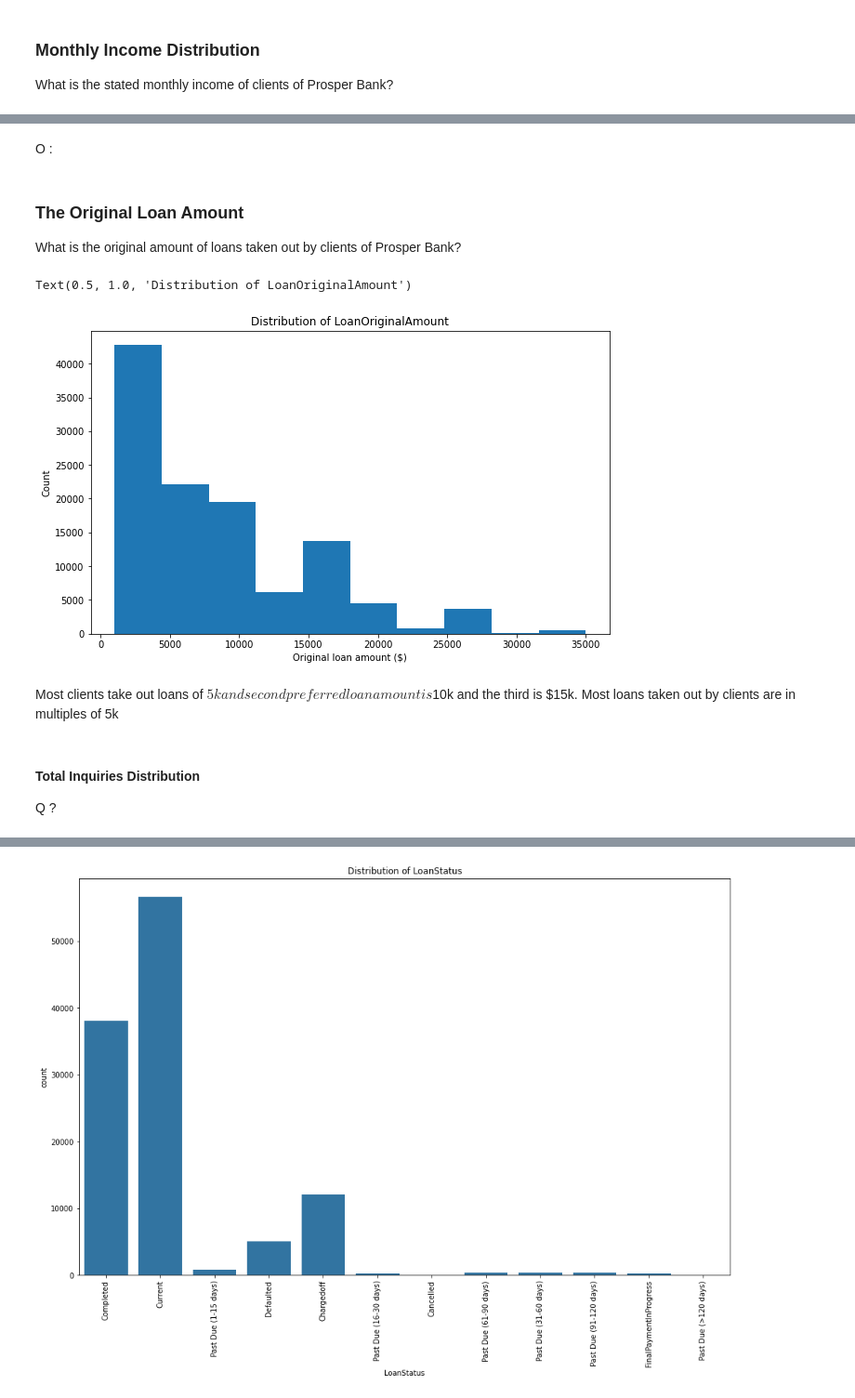
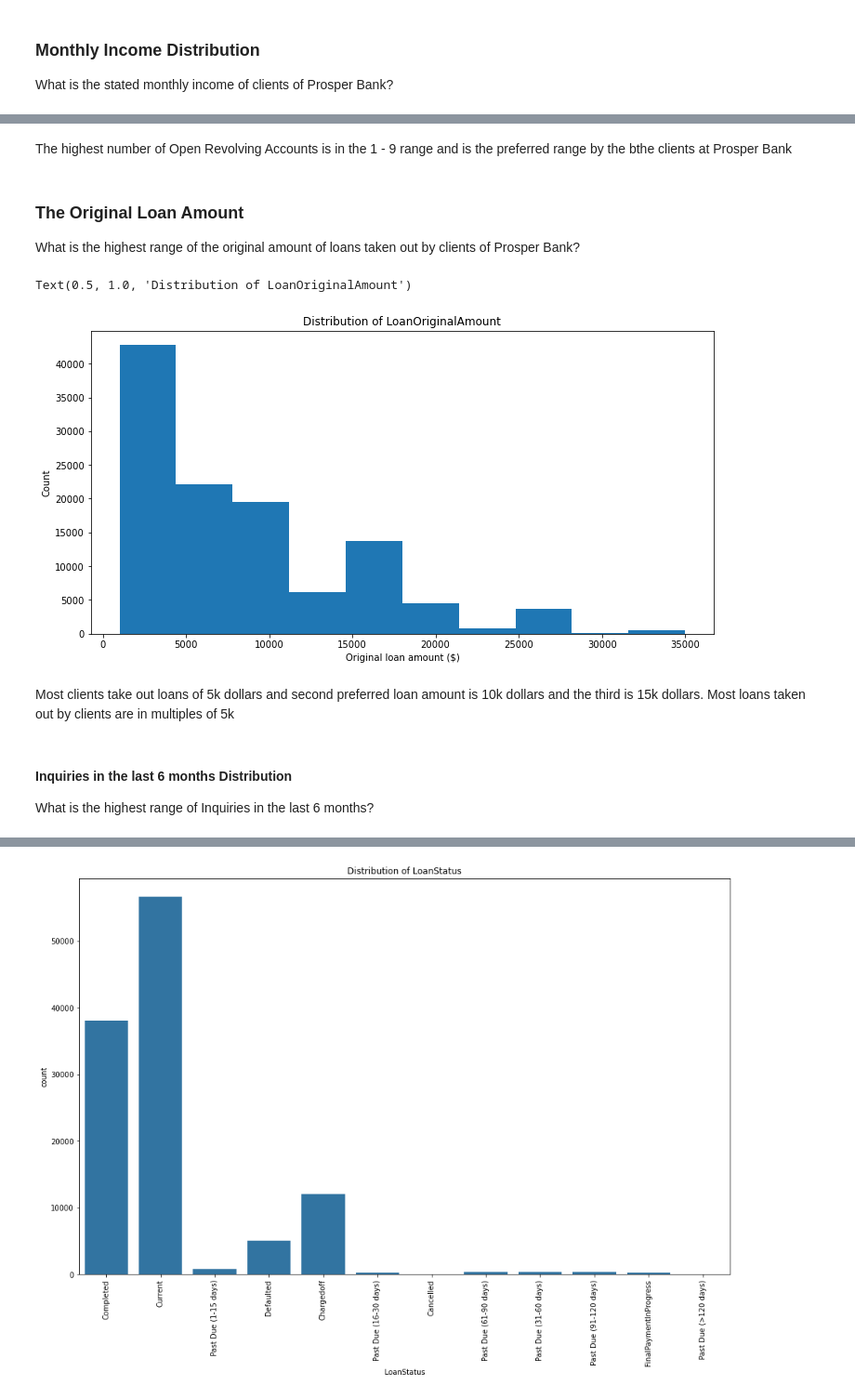
Before and after one commit to andisiambuku/Loans-Analysis-Project, a Jupyter notebook: Part_I_exploration_template.ipynb, the cells around one changed output, grey strips where cells are left out. Shown at 93% size. Saved outputs shown, nothing was run; the diff lists cells and outputs as text; code cells hidden in the pictures.

```diff
--- a/Part_I_exploration_template.ipynb
+++ b/Part_I_exploration_template.ipynb
@@ -305,24 +304,24 @@ Text(0.5, 1.0, 'Distribution of OpenRevolvingAccounts')
-# %% [markdown]
-O :
+# %% [markdown]
+The highest number of Open Revolving Accounts is in the 1 - 9 range and is the preferred range by the bthe clients at Prosper Bank
 # %% [markdown]
 ### The Original Loan Amount
 
-What is the original amount of loans taken out by clients of Prosper Bank?
+What is the highest range of the original amount of loans taken out by clients of Prosper Bank?
 # %%
 # Loan Original Amount distribution
-plt.figure(figsize=[10,6])
+plt.figure(figsize=[12,6])
 plt.hist(df_loans['LoanOriginalAmount']);
 plt.xlabel('Original loan amount ($)')
 plt.ylabel('Count')
 plt.title('Distribution of LoanOriginalAmount')
 # %% [output]
 Text(0.5, 1.0, 'Distribution of LoanOriginalAmount')
-[figure, old version]
+[figure, new version]
 # %% [markdown]
-Most clients take out loans of $5k and second preferred loan amount is $10k and the third is $15k. Most loans taken out by clients are in multiples of 5k
+Most clients take out loans of 5k dollars and second preferred loan amount is 10k dollars and the third is 15k dollars. Most loans taken out by clients are in multiples of 5k
-# %% [markdown]
-#### Total Inquiries Distribution
-Q ?
+# %% [markdown]
+#### Inquiries in the last 6 months Distribution
+What is the highest range of Inquiries in the last 6 months?
 # %%
 lm_bins = np.arange(0,30,5)
 plt.figure(figsize=[10,6])
```
Also changed, not shown: parts of 102 cells of this notebook, 5 other files.
